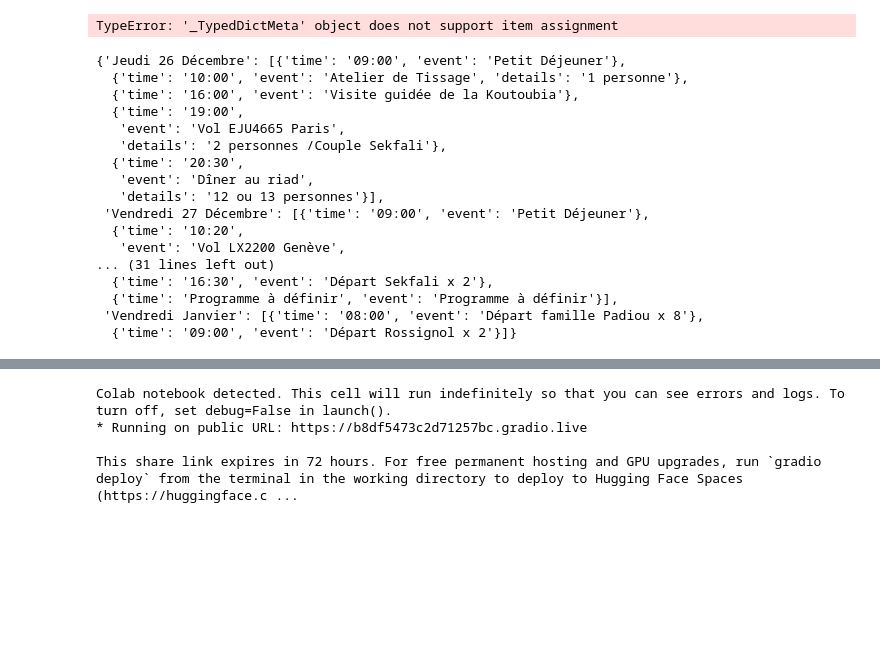
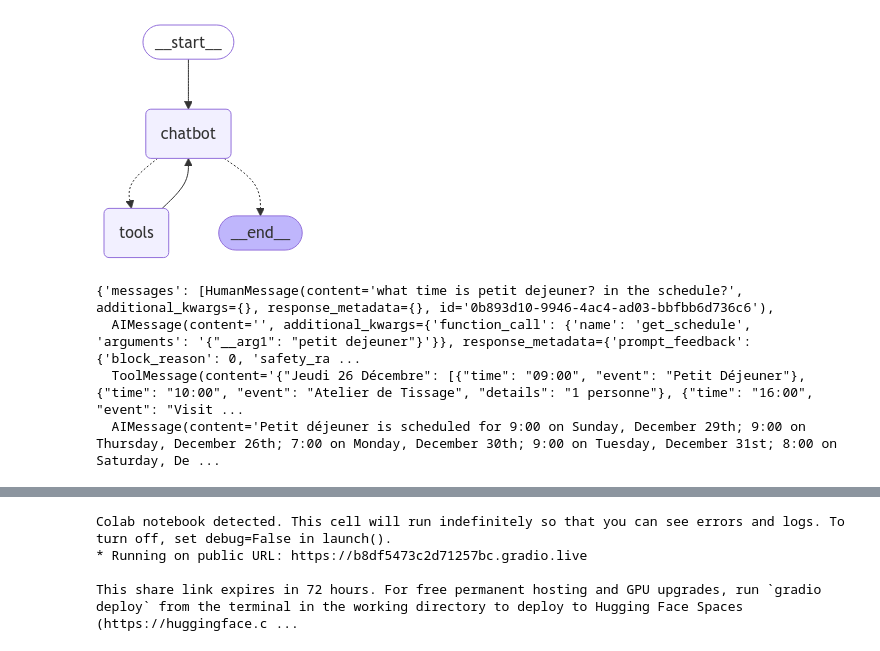
Before and after one commit to tristanpadiou/Travel-assistant, a Jupyter notebook: app.ipynb, the cells around one changed output, grey strips where cells are left out. Saved outputs shown, nothing was run; the diff lists cells and outputs as text; code cells hidden in the pictures; blank space fills up the shorter version.

```diff
--- a/app.ipynb
+++ b/app.ipynb
@@ -182,22 +170,35 @@ def google_image_search(query: str) -> str:
   if 'items' in data:
       # Extract the first image result
       image_url = data['items'][0]['link']
-      return f"Here is an image related to your query: {image_url}"
+      return image_url
   else:
       return "Sorry, no images were found for your query."
 
 google_image_tool=Tool(name='google_image_tool', func=google_image_search, description='Use this tool to search for images using Google Custom Search API')
+# %%
+def get_schedule(query):
+  """
+  Use this tool to answer scheduling questions.
+  Get the schedule of the current trip.
+  Args: None
+
+  """
+  return schedule
+
+get_schedule=Tool(name='get_schedule', func=get_schedule, description='Use this tool to get the schedule of the current trip.')
 # %%
 # langgraph
 #loading tools
 api_tools=load_tools(['openweathermap-api','wikipedia'])
-langgraph_tools=[current_time_tool,google_image_tool]+api_tools
+langgraph_tools=[current_time_tool,google_image_tool,get_schedule]+api_tools
 
 
 # state
 class State(TypedDict):
-    messages: Annotated[list, add_messages]
-
+  """
+  A dictionnary representing the state of the agent.
+  """
+  messages: Annotated[list, add_messages]
 
 
 graph_builder = StateGraph(State)
@@ -210,24 +211,13 @@ def chatbot(state: State):
   """You are a travel assistant that answers user questions about their trip. Depending on the request, leverage which tools to use if necessary."""
   return {"messages": [llm_with_tools.invoke(state["messages"])]}
 
-def get_schedule(state: State):
-  """ get the complete schedule of the trip"""
-  messages = [
-    SystemMessage(content=schedule),
-    HumanMessage(content=state["messages"]),
-]
-  return state["schedule"]=schedule
-
 
 graph_builder.add_node("chatbot", chatbot)
-
 tool_node = ToolNode(tools=langgraph_tools)
 graph_builder.add_node("tools", tool_node)
-graph_builder.add_node('get_schedule',get_schedule)
+# Any time a tool is called, we return to the chatbot to decide the next step
+graph_builder.set_entry_point("chatbot")
 
-# Any time a tool is called, we return to the chatbot to decide the next step
-graph_builder.set_entry_point("get_schedule")
-graph_builder.add_edge("get_schedule", "chatbot")
 graph_builder.add_edge("tools", "chatbot")
 graph_builder.add_conditional_edges(
     "chatbot",
@@ -249,4 +238 @@ SyntaxError: invalid syntax (<ipython-input-127-b99a58876f66>, line 25)
+[figure, added]
-# %%
-State['schedule']=schedule
-# %% [output]
-TypeError: '_TypedDictMeta' object does not support item assignment
@@ -255,21 +239,9 @@ message["schedule"]=schedule
-# %%
-message['schedule']
-# %% [output]
-{'Jeudi 26 Décembre': [{'time': '09:00', 'event': 'Petit Déjeuner'},
-  {'time': '10:00', 'event': 'Atelier de Tissage', 'details': '1 personne'},
-  {'time': '16:00', 'event': 'Visite guidée de la Koutoubia'},
-  {'time': '19:00',
-   'event': 'Vol EJU4665 Paris',
-   'details': '2 personnes /Couple Sekfali'},
-  {'time': '20:30',
-   'event': 'Dîner au riad',
-   'details': '12 ou 13 personnes'}],
- 'Vendredi 27 Décembre': [{'time': '09:00', 'event': 'Petit Déjeuner'},
-  {'time': '10:20',
-   'event': 'Vol LX2200 Genève',
-... (31 lines left out)
-  {'time': '16:30', 'event': 'Départ Sekfali x 2'},
-  {'time': 'Programme à définir', 'event': 'Programme à définir'}],
- 'Vendredi Janvier': [{'time': '08:00', 'event': 'Départ famille Padiou x 8'},
-  {'time': '09:00', 'event': 'Départ Rossignol x 2'}]}
+# %%
+res=graph.invoke({"messages": [HumanMessage(content="what time is petit dejeuner? in the schedule?")]})
+res
+# %% [output]
+{'messages': [HumanMessage(content='what time is petit dejeuner? in the schedule?', additional_kwargs={}, response_metadata={}, id='0b893d10-9946-4ac4-ad03-bbfbb6d736c6'),
+  AIMessage(content='', additional_kwargs={'function_call': {'name': 'get_schedule', 'arguments': '{"__arg1": "petit dejeuner"}'}}, response_metadata={'prompt_feedback': {'block_reason': 0, 'safety_ra ...
+  ToolMessage(content='{"Jeudi 26 Décembre": [{"time": "09:00", "event": "Petit Déjeuner"}, {"time": "10:00", "event": "Atelier de Tissage", "details": "1 personne"}, {"time": "16:00", "event": "Visit ...
+  AIMessage(content='Petit déjeuner is scheduled for 9:00 on Sunday, December 29th; 9:00 on Thursday, December 26th; 7:00 on Monday, December 30th; 9:00 on Tuesday, December 31st; 8:00 on Saturday, De ...
 # %%
```
Also changed, not shown: parts of 4 cells of this notebook.
